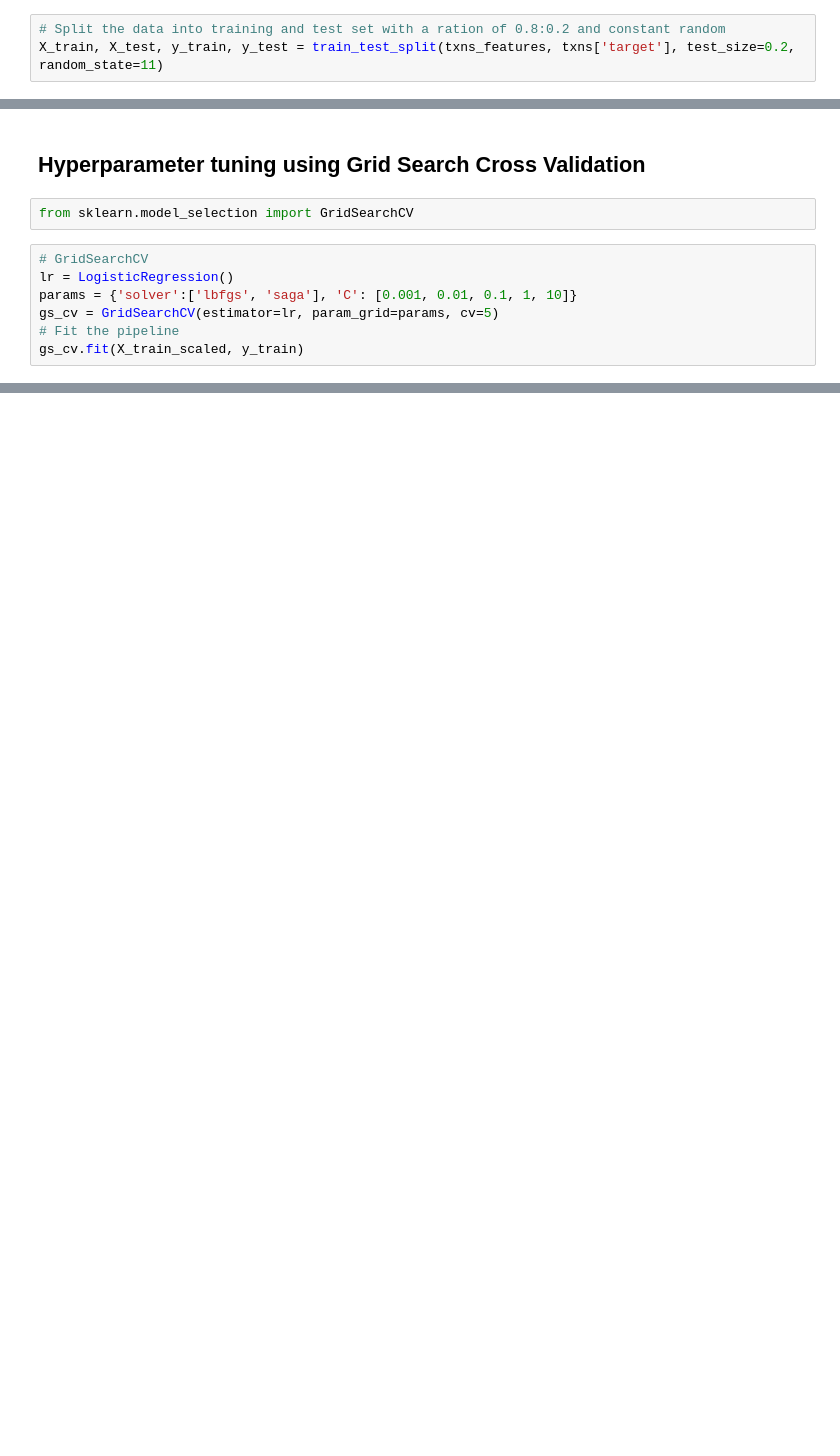
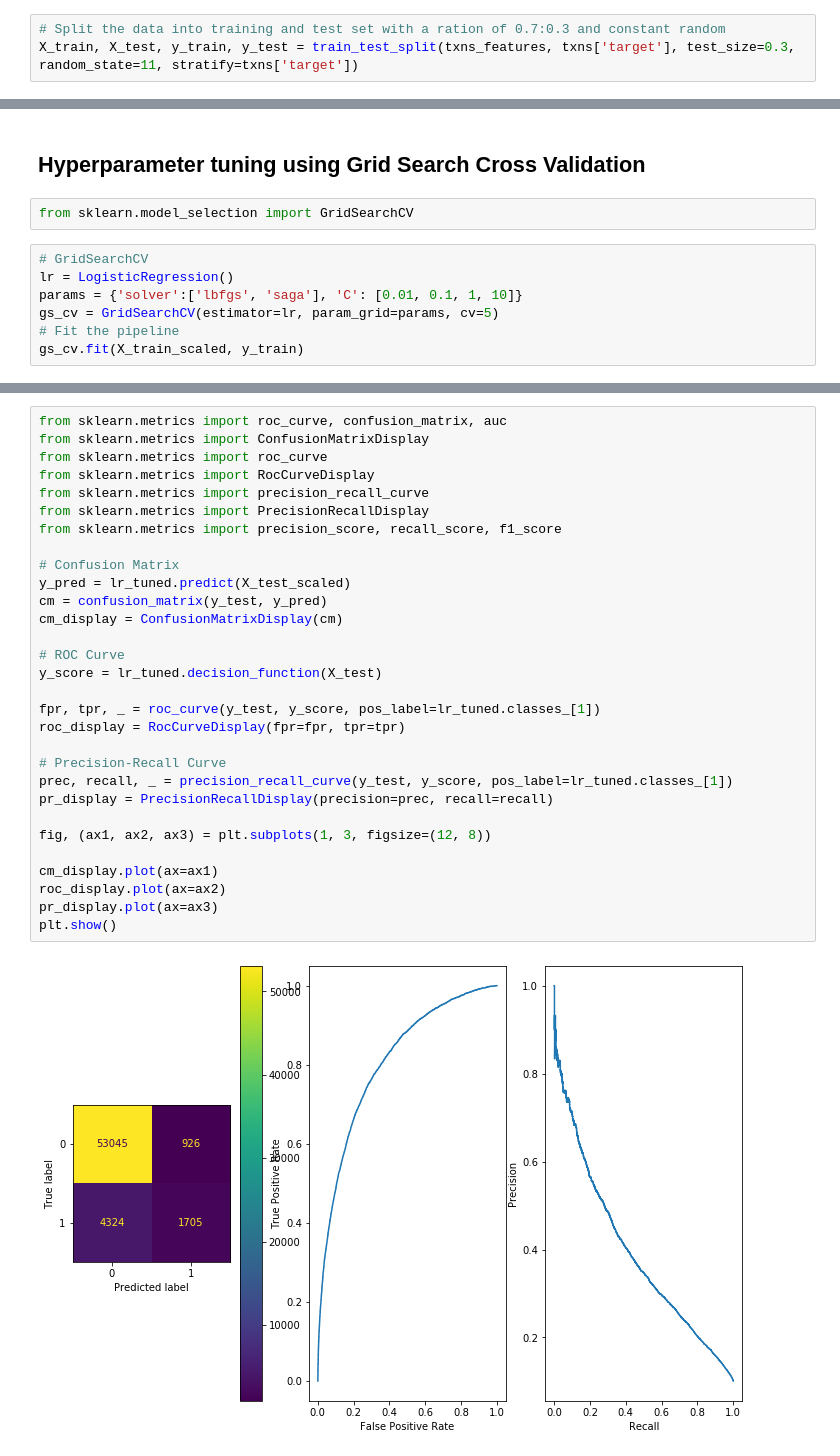
Before and after one commit to matety/ucsd-mle-bootcamp-capstone, a Jupyter notebook: Logistic_Regression_Model.ipynb, the cells around one changed output, grey strips where cells are left out. Saved outputs shown, nothing was run; the diff lists cells and outputs as text; blank space fills up the shorter version.

```diff
--- a/Logistic_Regression_Model.ipynb
+++ b/Logistic_Regression_Model.ipynb
@@ -83,5 +89,5 @@ from sklearn.metrics import accuracy_score
 from sklearn.pipeline import make_pipeline
 from sklearn.preprocessing import MinMaxScaler
 # %%
-# Split the data into training and test set with a ration of 0.8:0.2 and constant random
-X_train, X_test, y_train, y_test = train_test_split(txns_features, txns['target'], test_size=0.2, random_state=11)
+# Split the data into training and test set with a ration of 0.7:0.3 and constant random
+X_train, X_test, y_train, y_test = train_test_split(txns_features, txns['target'], test_size=0.3, random_state=11, stratify=txns['target'])
@@ -109,7 +104,7 @@ from sklearn.model_selection import GridSearchCV
 # %%
 # GridSearchCV
 lr = LogisticRegression()
-params = {'solver':['lbfgs', 'saga'], 'C': [0.001, 0.01, 0.1, 1, 10]}
+params = {'solver':['lbfgs', 'saga'], 'C': [0.01, 0.1, 1, 10]}
 gs_cv = GridSearchCV(estimator=lr, param_grid=params, cv=5)
 # Fit the pipeline
 gs_cv.fit(X_train_scaled, y_train)
@@ -152,0 +127,32 @@ accuracy_score(lr_tuned.predict(X_test_scaled), y_test)
+# %%
+from sklearn.metrics import roc_curve, confusion_matrix, auc
+from sklearn.metrics import ConfusionMatrixDisplay
+from sklearn.metrics import roc_curve
+from sklearn.metrics import RocCurveDisplay
+from sklearn.metrics import precision_recall_curve
+from sklearn.metrics import PrecisionRecallDisplay
+from sklearn.metrics import precision_score, recall_score, f1_score
+
+# Confusion Matrix
+y_pred = lr_tuned.predict(X_test_scaled)
+cm = confusion_matrix(y_test, y_pred)
+cm_display = ConfusionMatrixDisplay(cm)
+
+# ROC Curve
+y_score = lr_tuned.decision_function(X_test)
+
+fpr, tpr, _ = roc_curve(y_test, y_score, pos_label=lr_tuned.classes_[1])
+roc_display = RocCurveDisplay(fpr=fpr, tpr=tpr)
+
+# Precision-Recall Curve
+prec, recall, _ = precision_recall_curve(y_test, y_score, pos_label=lr_tuned.classes_[1])
+pr_display = PrecisionRecallDisplay(precision=prec, recall=recall)
+
+fig, (ax1, ax2, ax3) = plt.subplots(1, 3, figsize=(12, 8))
+
+cm_display.plot(ax=ax1)
+roc_display.plot(ax=ax2)
+pr_display.plot(ax=ax3)
+plt.show()
+# %% [output]
+[figure, added]
```
Also changed, not shown: parts of 22 cells of this notebook.
